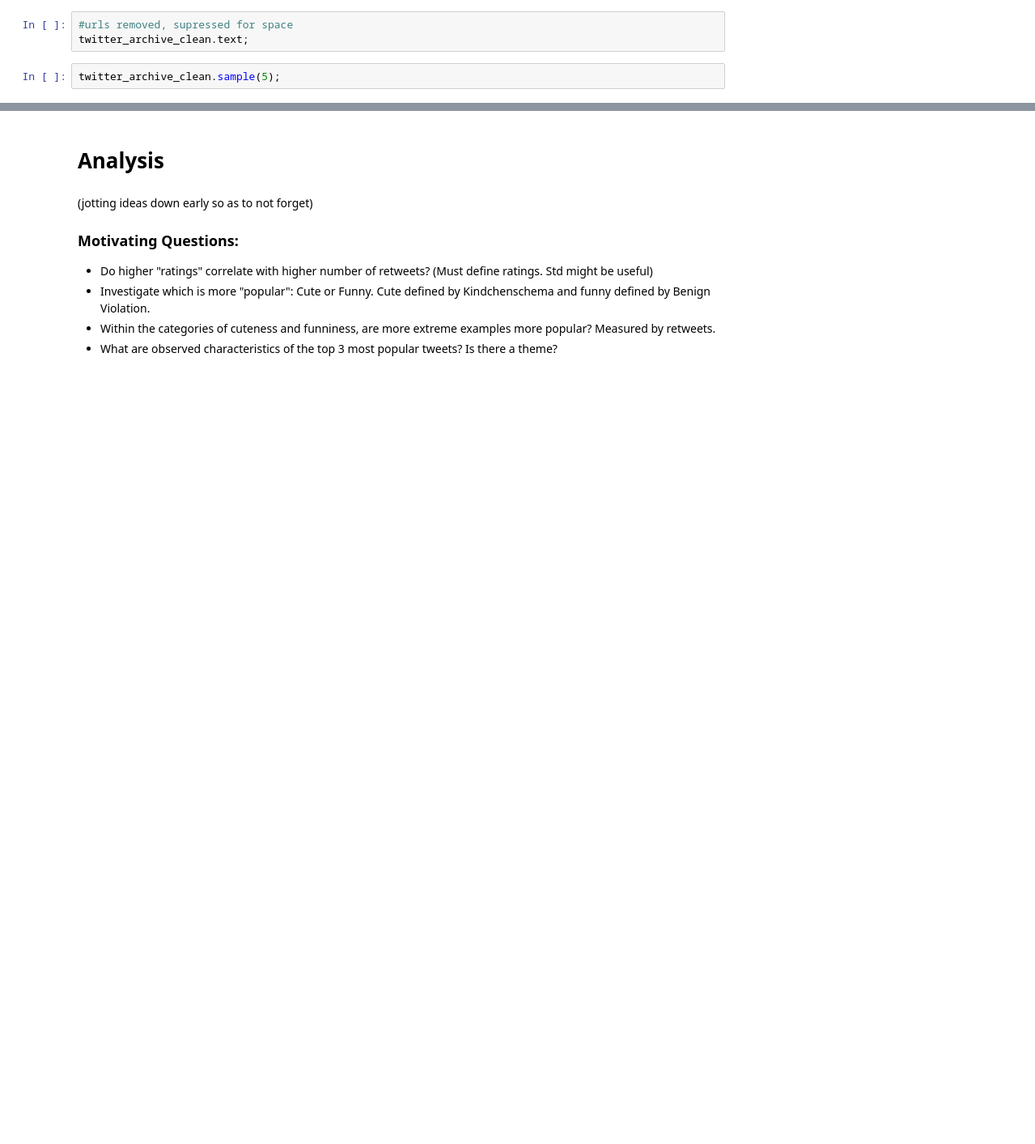
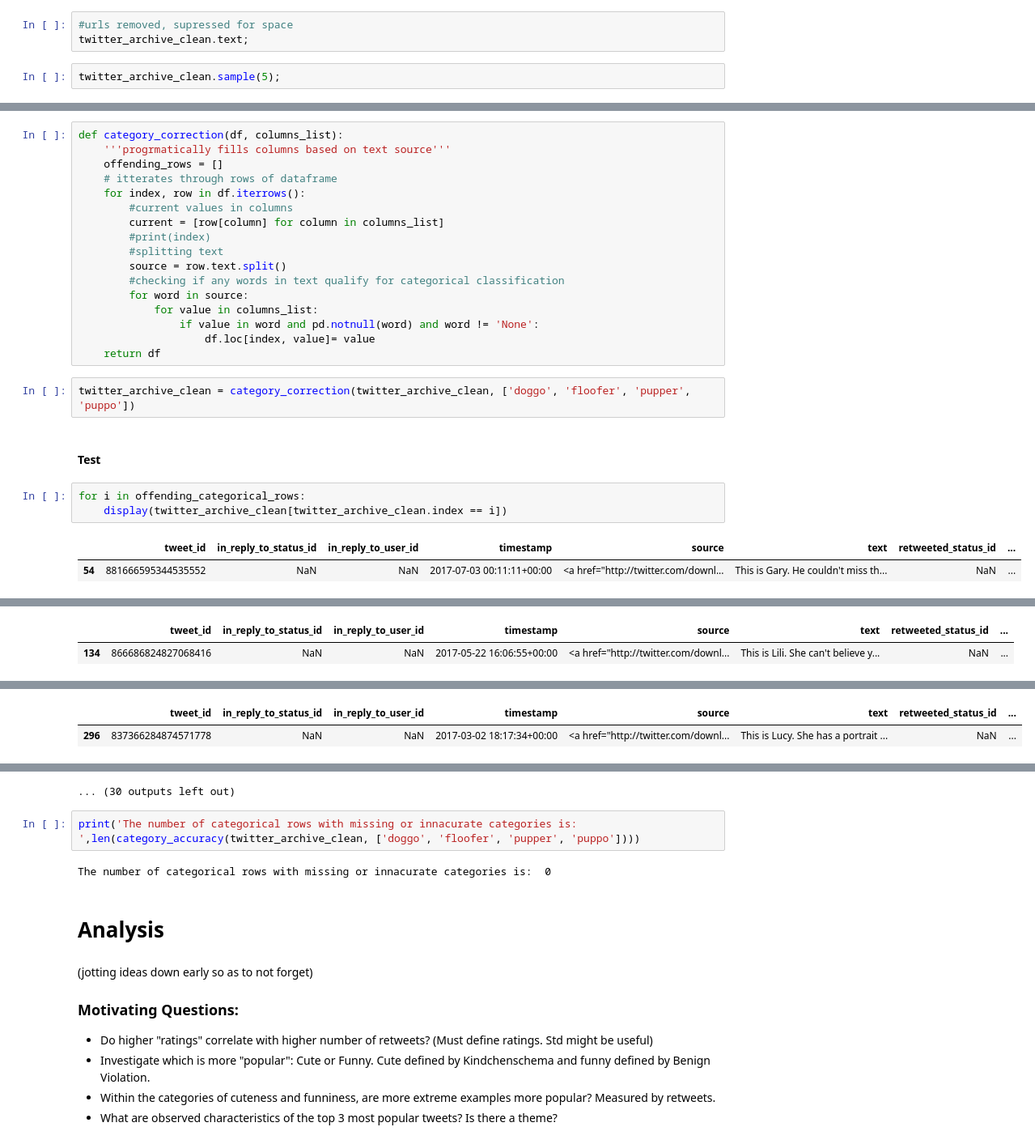
Before and after one commit to jmlam/Ud-Data-Wrangle, a Jupyter notebook: WeRateDogs/weratedogs_project.ipynb, the cells around one changed output, grey strips where cells are left out. Shown: that part at 81% size. Cells and saved outputs as stored; diff of their text form; blank space fills up the shorter version.

```diff
--- a/WeRateDogs/weratedogs_project.ipynb
+++ b/WeRateDogs/weratedogs_project.ipynb
@@ -343,0 +382,27 @@ twitter_archive_clean.sample(5);
+# %%
+def category_correction(df, columns_list):
+    '''progrmatically fills columns based on text source'''
+    offending_rows = []
+    # itterates through rows of dataframe
+    for index, row in df.iterrows():
+        #current values in columns
+        current = [row[column] for column in columns_list]
+        #print(index)
+        #splitting text
+        source = row.text.split()
+        #checking if any words in text qualify for categorical classification
+        for word in source:
+            for value in columns_list:
+                if value in word and pd.notnull(word) and word != 'None':
+                    df.loc[index, value]= value
+    return df
+# %%
+twitter_archive_clean = category_correction(twitter_archive_clean, ['doggo', 'floofer', 'pupper', 'puppo'])
+# %% [markdown]
+#### Test
+# %%
+for i in offending_categorical_rows:
+    display(twitter_archive_clean[twitter_archive_clean.index == i])
+# %% [output]
+|  | tweet_id | in_reply_to_status_id | in_reply_to_user_id | timestamp | source | text | retweeted_status_id | ... |
+| 54 | 881666595344535552 | NaN | NaN | 2017-07-03 00:11:11+00:00 | <a href="http://twitter.com/downl... | This is Gary. He couldn't miss th... | NaN | ... |
@@ -343,0 +415,2 @@ twitter_archive_clean.sample(5);
+|  | tweet_id | in_reply_to_status_id | in_reply_to_user_id | timestamp | source | text | retweeted_status_id | ... |
+| 134 | 866686824827068416 | NaN | NaN | 2017-05-22 16:06:55+00:00 | <a href="http://twitter.com/downl... | This is Lili. She can't believe y... | NaN | ... |
@@ -343,0 +425,2 @@ twitter_archive_clean.sample(5);
+|  | tweet_id | in_reply_to_status_id | in_reply_to_user_id | timestamp | source | text | retweeted_status_id | ... |
+| 296 | 837366284874571778 | NaN | NaN | 2017-03-02 18:17:34+00:00 | <a href="http://twitter.com/downl... | This is Lucy. She has a portrait ... | NaN | ... |
@@ -344,3 +431,8 @@ twitter_archive_clean.sample(5);
+... (30 outputs left out)
+# %%
+print('The number of categorical rows with missing or innacurate categories is: ',len(category_accuracy(twitter_archive_clean, ['doggo', 'floofer', 'pupper', 'puppo'])))
+# %% [output]
+The number of categorical rows with missing or innacurate categories is:  0
 # %% [markdown]
 # Analysis
 # %% [markdown]
```
Also changed, not shown: parts of 7 cells of this notebook.
